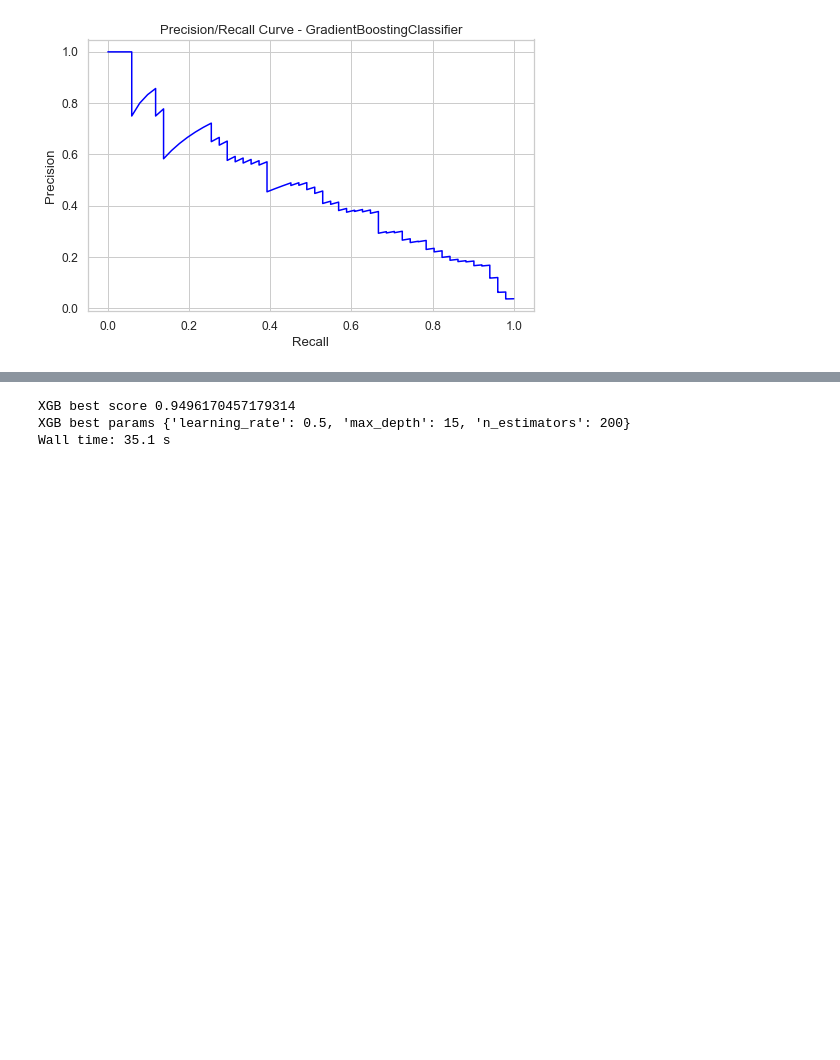
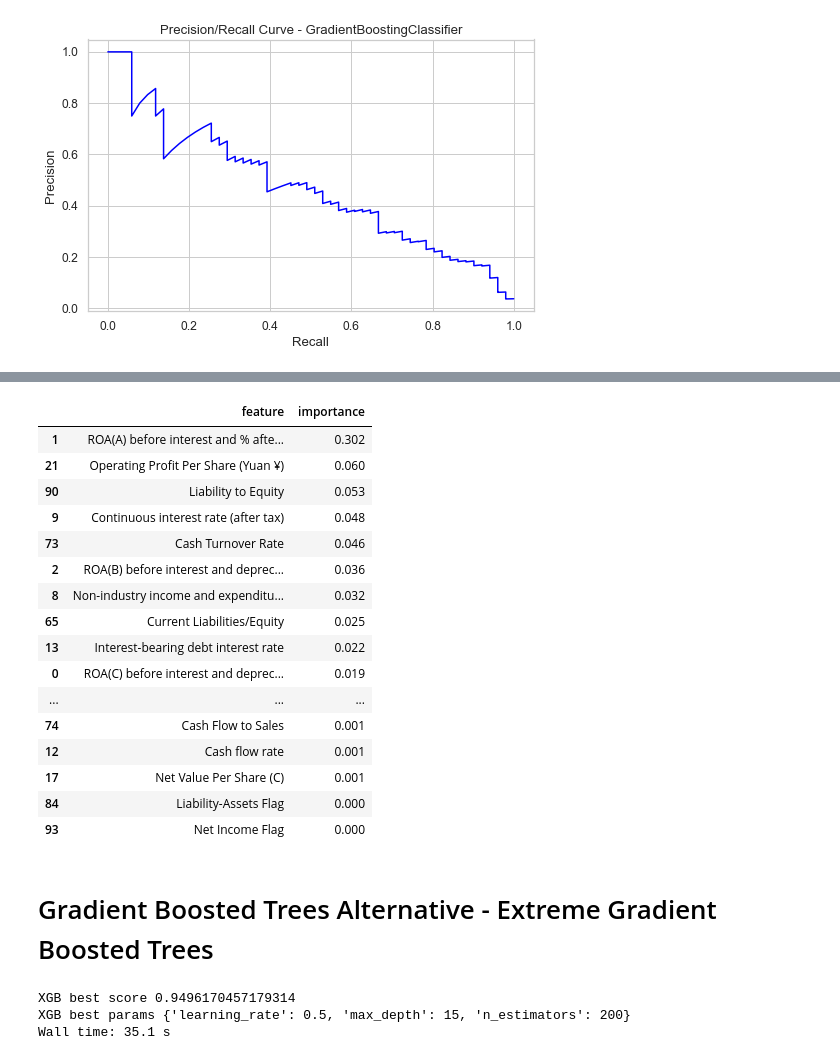
Before and after one commit to ReedBallesterosNU/MSDS-422-DL-Practical-Machine-Learning, a Jupyter notebook: Module-05/Assignment-02/Module 5 Assignment 2 - Company Bankruptcy Prediction (Kaggle)-Edit.ipynb, the cells around one changed output, grey strips where cells are left out. Drawn from its saved outputs; the diff is of its cells as text; code cells hidden in the pictures; blank space fills up the shorter version.

```diff
--- a/Module-05/Assignment-02/Module 5 Assignment 2 - Company Bankruptcy Prediction (Kaggle)-Edit.ipynb
+++ b/Module-05/Assignment-02/Module 5 Assignment 2 - Company Bankruptcy Prediction (Kaggle)-Edit.ipynb
@@ -544,3 +544,10 @@ ax.set_xlabel('Recall')
 plt.show()
 # %% [output]
 [figure]
+# %%
+%%time
+pd.set_option('display.max_rows', None)
+importances = pd.DataFrame({'feature':quant_cols,'importance':np.round(gbc_best.feature_importances_,3)})
+importances = importances.sort_values('importance',ascending=False)
+importances
+# %% [output]
@@ -547,3 +555,22 @@ plt.show()
+|  | feature | importance |
+| 1 | ROA(A) before interest and % afte... | 0.302 |
+| 21 | Operating Profit Per Share (Yuan ¥) | 0.060 |
+| 90 | Liability to Equity | 0.053 |
+| 9 | Continuous interest rate (after tax) | 0.048 |
+| 73 | Cash Turnover Rate | 0.046 |
+| 2 | ROA(B) before interest and deprec... | 0.036 |
+| 8 | Non-industry income and expenditu... | 0.032 |
+| 65 | Current Liabilities/Equity | 0.025 |
+| 13 | Interest-bearing debt interest rate | 0.022 |
+| 0 | ROA(C) before interest and deprec... | 0.019 |
+| ... | ... | ... |
+| 74 | Cash Flow to Sales | 0.001 |
+| 12 | Cash flow rate | 0.001 |
+| 17 | Net Value Per Share (C) | 0.001 |
+| 84 | Liability-Assets Flag | 0.000 |
+| 93 | Net Income Flag | 0.000 |
+# %% [markdown]
+# Gradient Boosted Trees Alternative - Extreme Gradient Boosted Trees
 # %%
 %%time
 # XBGClassifier hypertuning: n_estimators, max_depth, learning_rate
```
Also changed, not shown: parts of 23 cells of this notebook.
